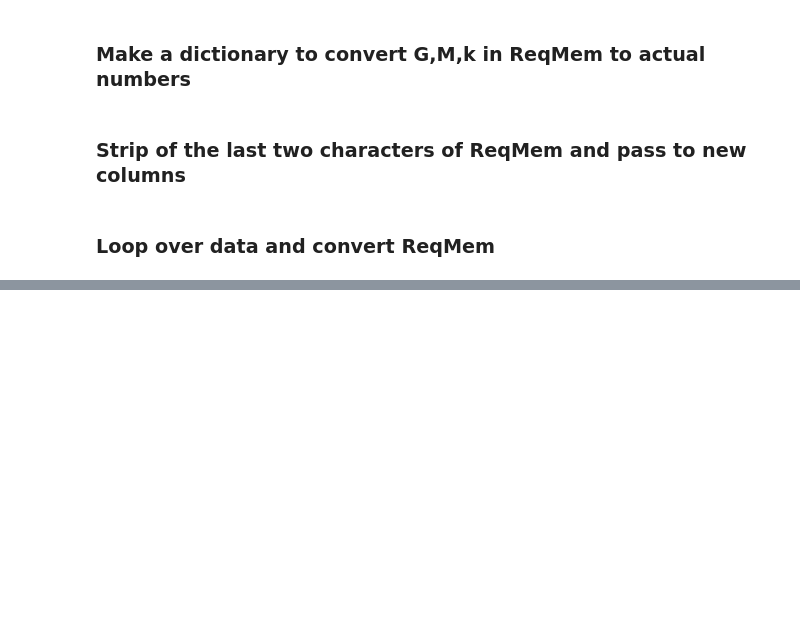
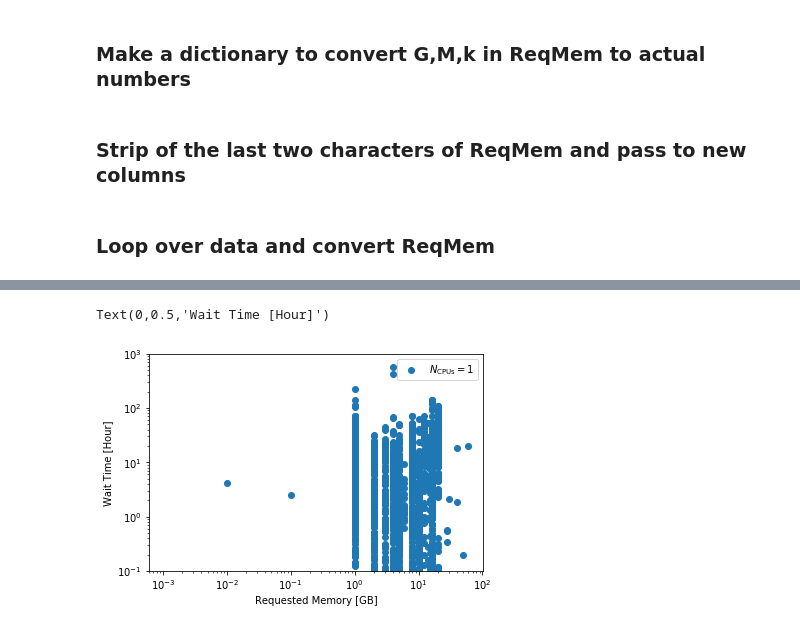
Before and after one commit to Cjcarlevato/data-question-2-dream-crushers, a Jupyter notebook: ACCREdata.ipynb, the cells around one changed output, grey strips where cells are left out. Saved outputs shown, nothing was run; the diff lists cells and outputs as text; code cells hidden in the pictures; blank space fills up the shorter version.

```diff
--- a/ACCREdata.ipynb
+++ b/ACCREdata.ipynb
@@ -129,0 +213,13 @@ TypeError: Cannot cast scalar from dtype('<m8[ns]') to dtype('<m8') according to
+# %%
+subset = accre_data.loc[accre_data.NCPUS == 1]
+#print(subset.NCPUS)
+plt.scatter(subset.ReqMemInBytes/(10.**9.),subset.WaitTime.astype('timedelta64[s]')/3600.,label=r'$N_{\rm CPUs} = 1$')
+plt.semilogx()
+plt.semilogy()
+plt.legend()
+plt.ylim(0.1,1000.)
+plt.xlabel('Requested Memory [GB]')
+plt.ylabel('Wait Time [Hour]')
+# %% [output]
+Text(0,0.5,'Wait Time [Hour]')
+[figure, added]
```
Also changed, not shown: parts of 34 cells of this notebook.
